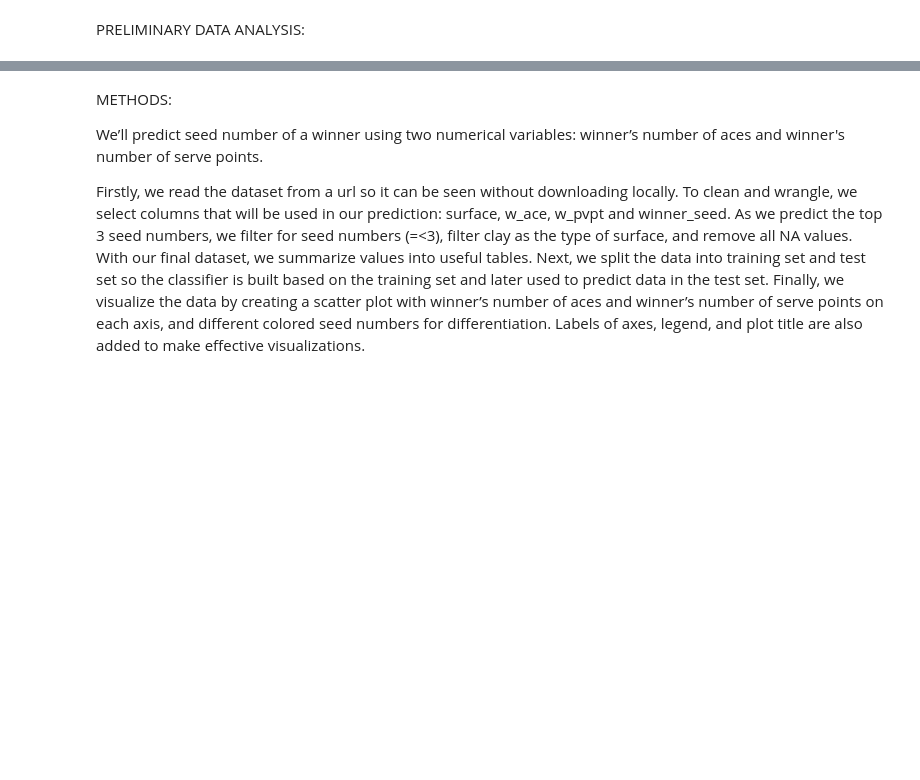
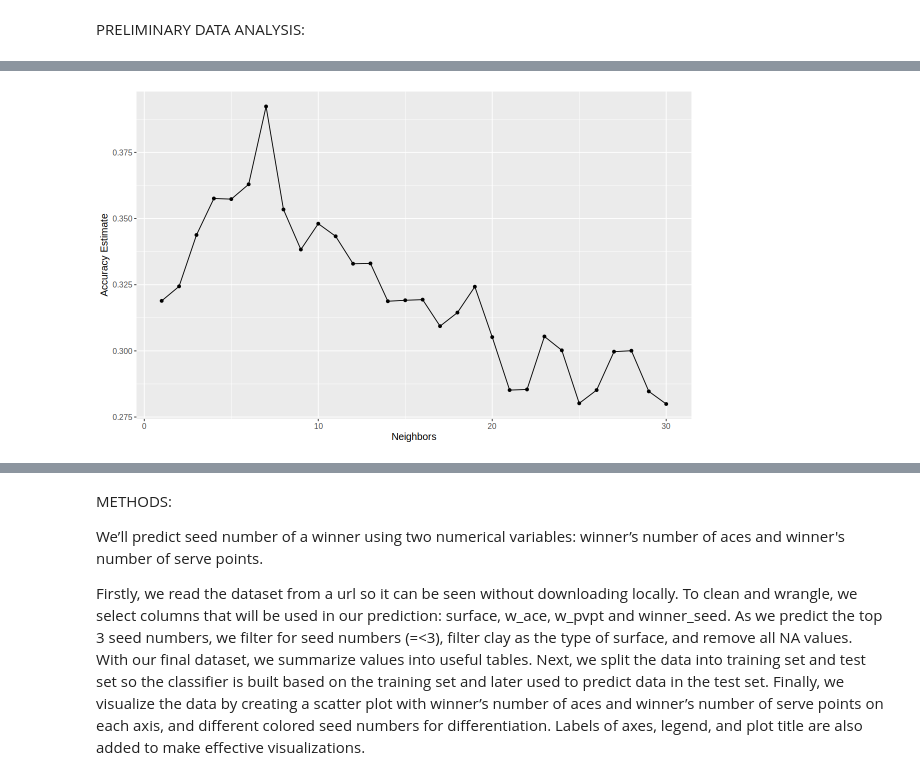
Before and after one commit to Caseyxyq/Dsci100_group44, a Jupyter notebook: group proposal-2.ipynb, the cells around one changed output, grey strips where cells are left out. Saved outputs shown, nothing was run; the diff lists cells and outputs as text; code cells hidden in the pictures; blank space fills up the shorter version.

```diff
--- a/group proposal-2.ipynb
+++ b/group proposal-2.ipynb
@@ -156,0 +113,31 @@ A tibble: 1 × 2
+# %%
+# create a model specification
+knn_spec <- nearest_neighbor(weight_func = "rectangular",
+                             neighbors = tune()) |>
+  set_engine("kknn") |>
+  set_mode("classification")
+# %%
+# perform cross-validation
+atp_vfold <- vfold_cv(atp_train, v = 5, strata = winner_seed)
+# %%
+# select parameter value
+k_vals <- tibble(neighbors = seq(from = 1, to = 30, by = 1))
+# %%
+knn_results <- workflow() |>
+  add_recipe(atp_recipe) |>
+  add_model(knn_spec) |>
+  tune_grid(resamples = atp_vfold, grid = k_vals) |>
+  collect_metrics()
+# %%
+accuracies <- knn_results |>
+  filter(.metric == "accuracy")
+
+accuracy_vs_k <- ggplot(accuracies, aes(x = neighbors, y = mean)) +
+  geom_point() +
+  geom_line() +
+  labs(x = "Neighbors", y = "Accuracy Estimate") +
+  theme(text = element_text(size = 12))
+
+accuracy_vs_k
+# %% [output]
+[figure, added]
```
Also changed, not shown: parts of 14 cells of this notebook.
